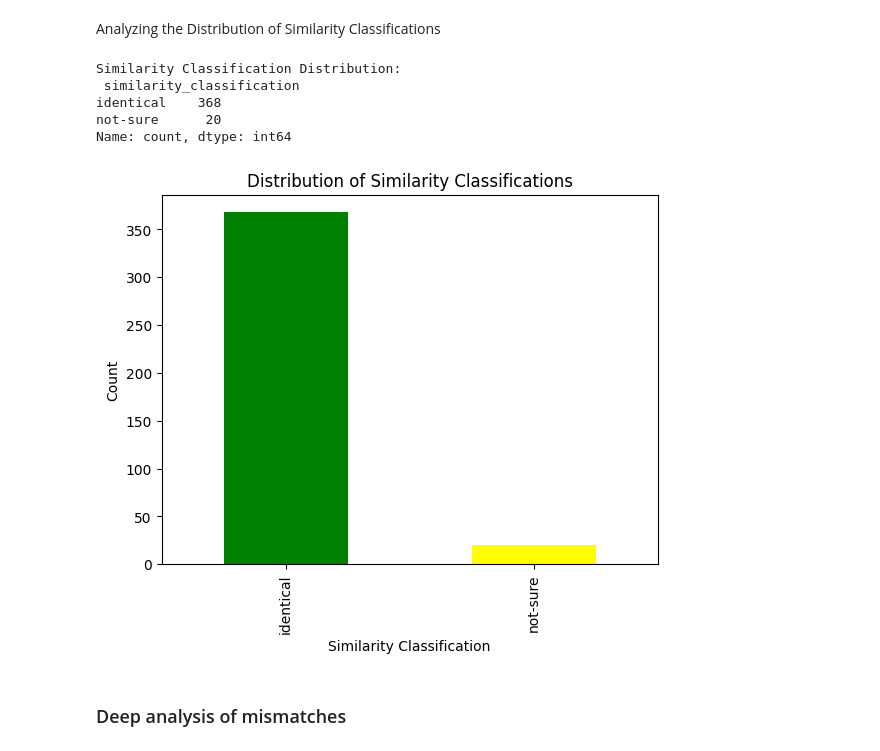
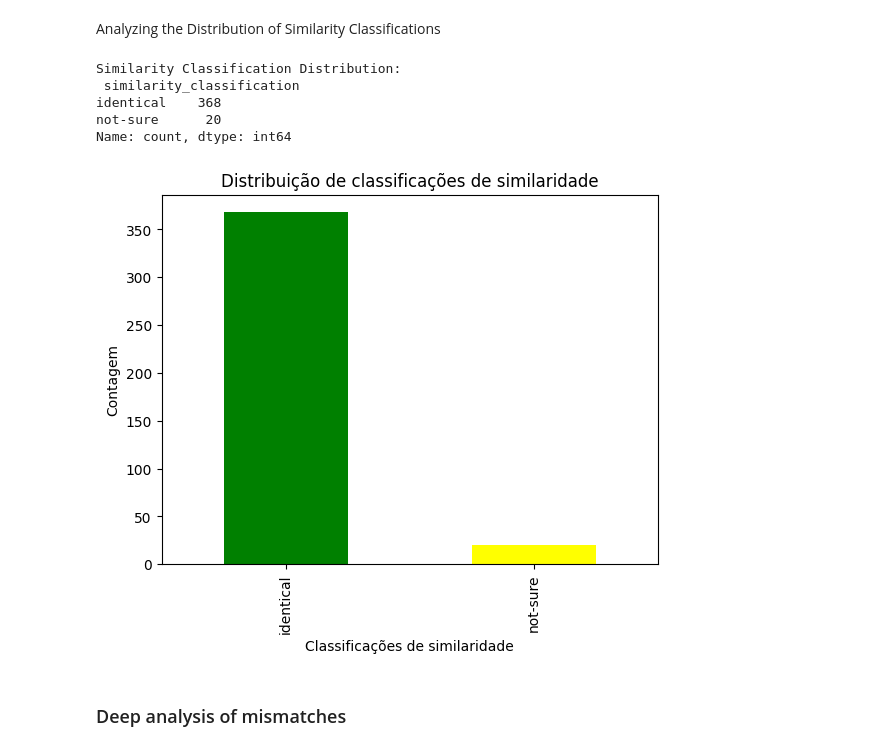
Before and after one commit to asantos2000/dissertacao-santos-anderson-2024, a Jupyter notebook: code/src/chap_7_validation.ipynb, the cells around one changed output. Drawn from its saved outputs; the diff is of its cells as text; code cells hidden in the pictures.

```diff
--- a/code/src/chap_7_validation.ipynb
+++ b/code/src/chap_7_validation.ipynb
@@ -444,20 +446,20 @@ Analyzing the Distribution of Similarity Classifications
 # %%
 similarity_counts = df_results['similarity_classification'].value_counts()
 print("Similarity Classification Distribution:\n", similarity_counts)
 
 # Plotting the distribution
 similarity_counts.plot(kind='bar', color=['green', 'yellow', 'red'])
-plt.title('Distribution of Similarity Classifications')
-plt.xlabel('Similarity Classification')
-plt.ylabel('Count')
+plt.title('Distribuição de classificações de similaridade')
+plt.xlabel('Classificações de similaridade')
+plt.ylabel('Contagem')
 plt.show()
 # %% [output]
 Similarity Classification Distribution:
  similarity_classification
 identical    368
 not-sure      20
 Name: count, dtype: int64
-[figure, old version]
+[figure, new version]
 # %% [markdown]
 ### Deep analysis of mismatches
 # %% [markdown]
```
Also changed, not shown: parts of 10 cells of this notebook.
